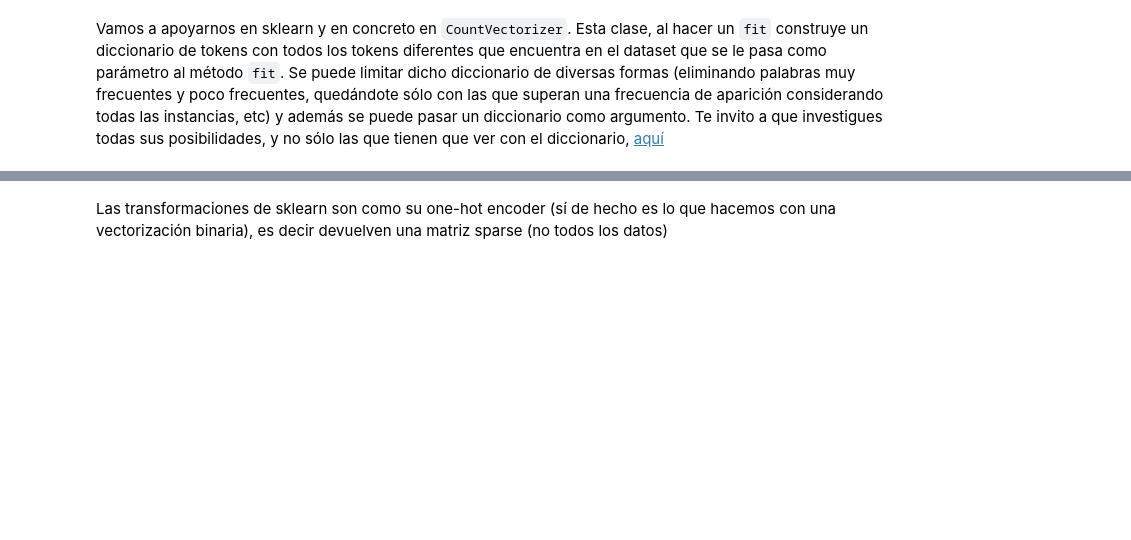
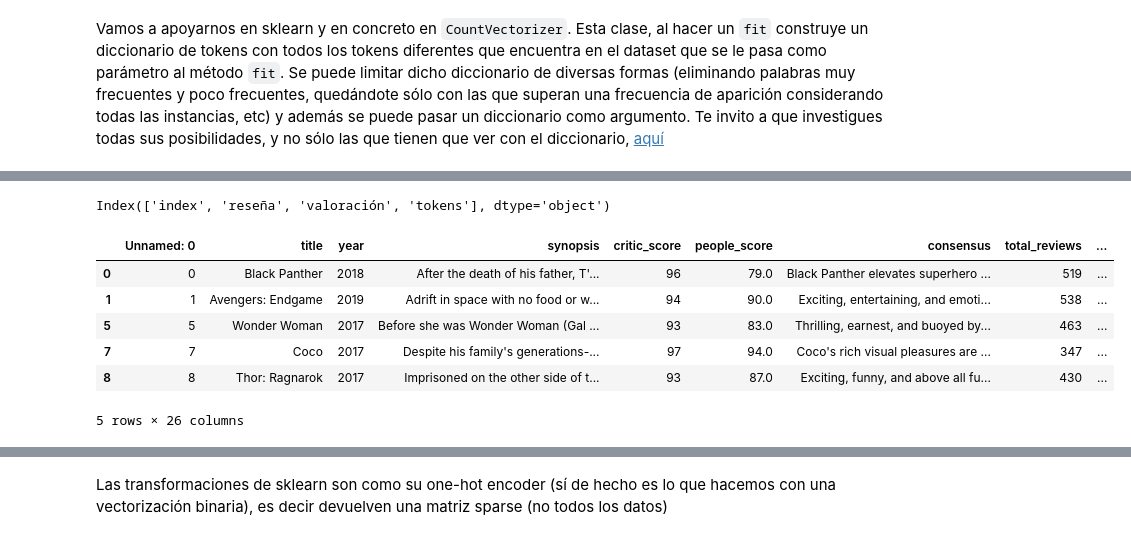
Before and after one commit to mariasanvals/DS_Online_Feb24, a Jupyter notebook: 04_Machine_Learning/Sprint_17/Unidad_02_NLP/02_NLP_Features_Basico.ipynb, the cells around one changed output, grey strips where cells are left out. Saved outputs shown, nothing was run; the diff lists cells and outputs as text; code cells hidden in the pictures; blank space fills up the shorter version.

```diff
--- a/04_Machine_Learning/Sprint_17/Unidad_02_NLP/02_NLP_Features_Basico.ipynb
+++ b/04_Machine_Learning/Sprint_17/Unidad_02_NLP/02_NLP_Features_Basico.ipynb
@@ -238,0 +337,4 @@ Vamos a apoyarnos en sklearn y en concreto en `CountVectorizer`. Esta clase, al
+# %%
+train_set.columns
+# %% [output]
+Index(['index', 'reseña', 'valoración', 'tokens'], dtype='object')
@@ -238,0 +357,14 @@ Vamos a apoyarnos en sklearn y en concreto en `CountVectorizer`. Esta clase, al
+# %%
+# Supongamos que el archivo CSV se llama 'movies_reviews.csv'
+data = pd.read_csv('Live_Session/peliculas.csv')
+data.dropna(inplace=True)
+# Asegúrate de que las columnas sean 'review' y 'label'
+data.head()
+# %% [output]
+|  | Unnamed: 0 | title | year | synopsis | critic_score | people_score | consensus | total_reviews | ... |
+| 0 | 0 | Black Panther | 2018 | After the death of his father, T'... | 96 | 79.0 | Black Panther elevates superhero ... | 519 | ... |
+| 1 | 1 | Avengers: Endgame | 2019 | Adrift in space with no food or w... | 94 | 90.0 | Exciting, entertaining, and emoti... | 538 | ... |
+| 5 | 5 | Wonder Woman | 2017 | Before she was Wonder Woman (Gal ... | 93 | 83.0 | Thrilling, earnest, and buoyed by... | 463 | ... |
+| 7 | 7 | Coco | 2017 | Despite his family's generations-... | 97 | 94.0 | Coco's rich visual pleasures are ... | 347 | ... |
+| 8 | 8 | Thor: Ragnarok | 2017 | Imprisoned on the other side of t... | 93 | 87.0 | Exciting, funny, and above all fu... | 430 | ... |
+5 rows × 26 columns
```
Also changed, not shown: parts of 51 cells of this notebook, 41 other files.
